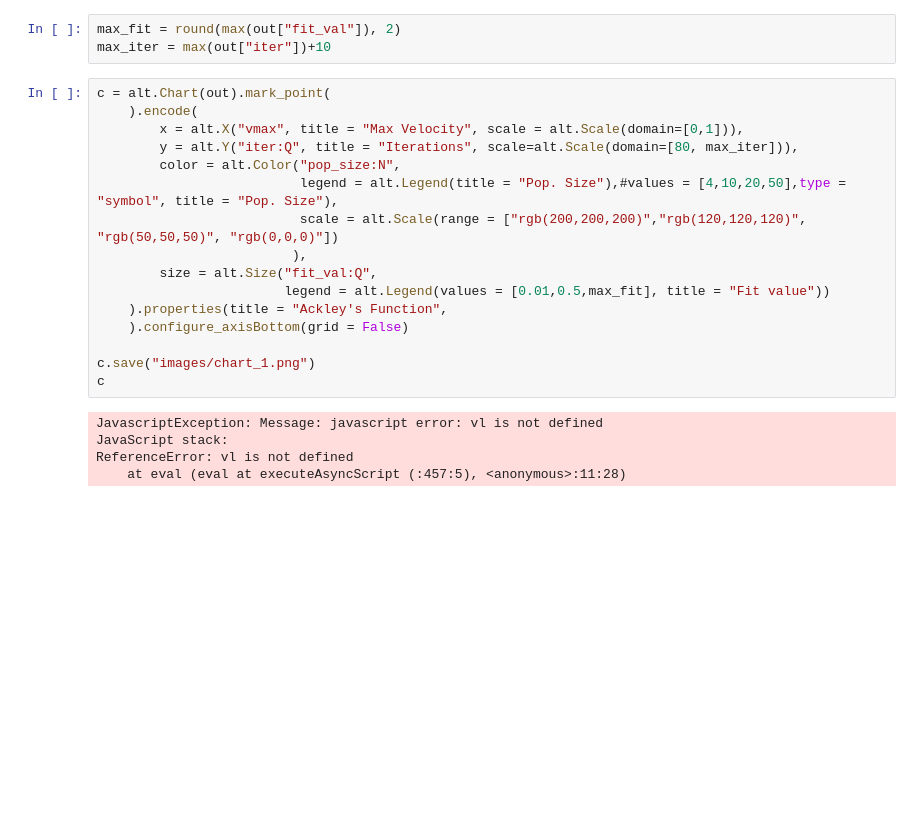
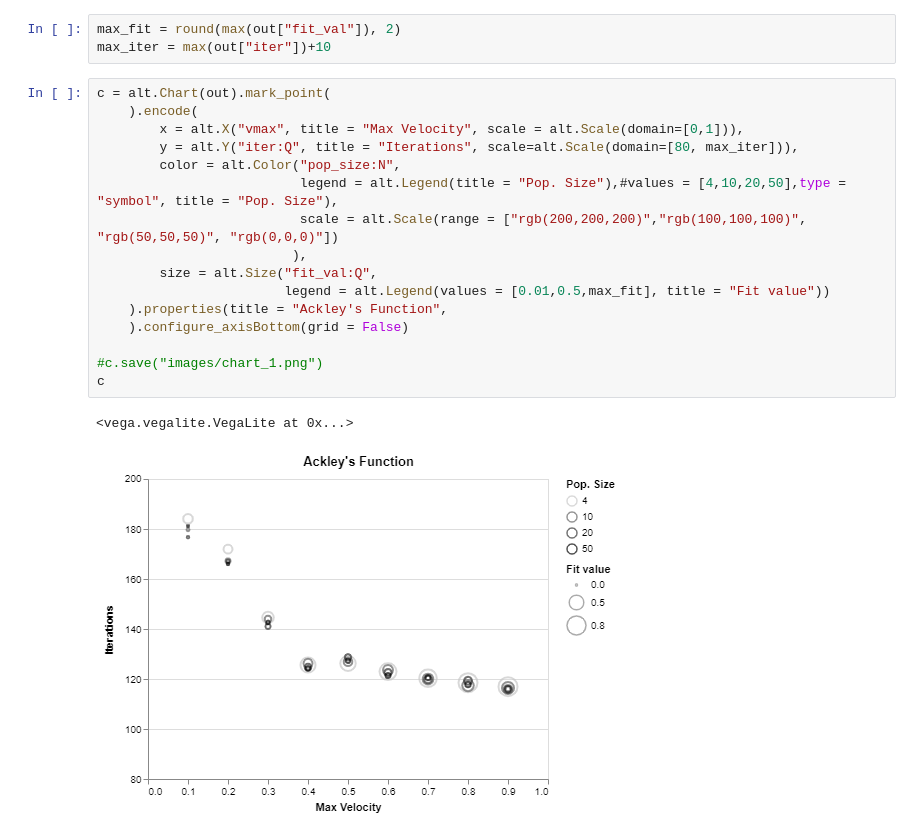
Before and after one commit to NuriaValls/PSO-2RW-Applications, a Jupyter notebook: Vis Albert/Albert visualization.ipynb, the cells around one changed output. Cells and saved outputs as stored; diff of their text form; blank space fills up the shorter version.

```diff
--- a/Vis Albert/Albert visualization.ipynb
+++ b/Vis Albert/Albert visualization.ipynb
@@ -173,21 +173,19 @@ max_iter = max(out["iter"])+10
 # %%
 c = alt.Chart(out).mark_point(
     ).encode(
         x = alt.X("vmax", title = "Max Velocity", scale = alt.Scale(domain=[0,1])),
         y = alt.Y("iter:Q", title = "Iterations", scale=alt.Scale(domain=[80, max_iter])),
         color = alt.Color("pop_size:N",
                           legend = alt.Legend(title = "Pop. Size"),#values = [4,10,20,50],type = "symbol", title = "Pop. Size"),
-                          scale = alt.Scale(range = ["rgb(200,200,200)","rgb(120,120,120)", "rgb(50,50,50)", "rgb(0,0,0)"])
+                          scale = alt.Scale(range = ["rgb(200,200,200)","rgb(100,100,100)", "rgb(50,50,50)", "rgb(0,0,0)"])
                          ),
         size = alt.Size("fit_val:Q",
                         legend = alt.Legend(values = [0.01,0.5,max_fit], title = "Fit value"))
     ).properties(title = "Ackley's Function",
     ).configure_axisBottom(grid = False)
 
-c.save("images/chart_1.png")
+#c.save("images/chart_1.png")
 c
 # %% [output]
-JavascriptException: Message: javascript error: vl is not defined
-JavaScript stack:
-ReferenceError: vl is not defined
-    at eval (eval at executeAsyncScript (:457:5), <anonymous>:11:28)
+<vega.vegalite.VegaLite at 0x...>
+[figure, added]
```
Also changed, not shown: 1 other file.
